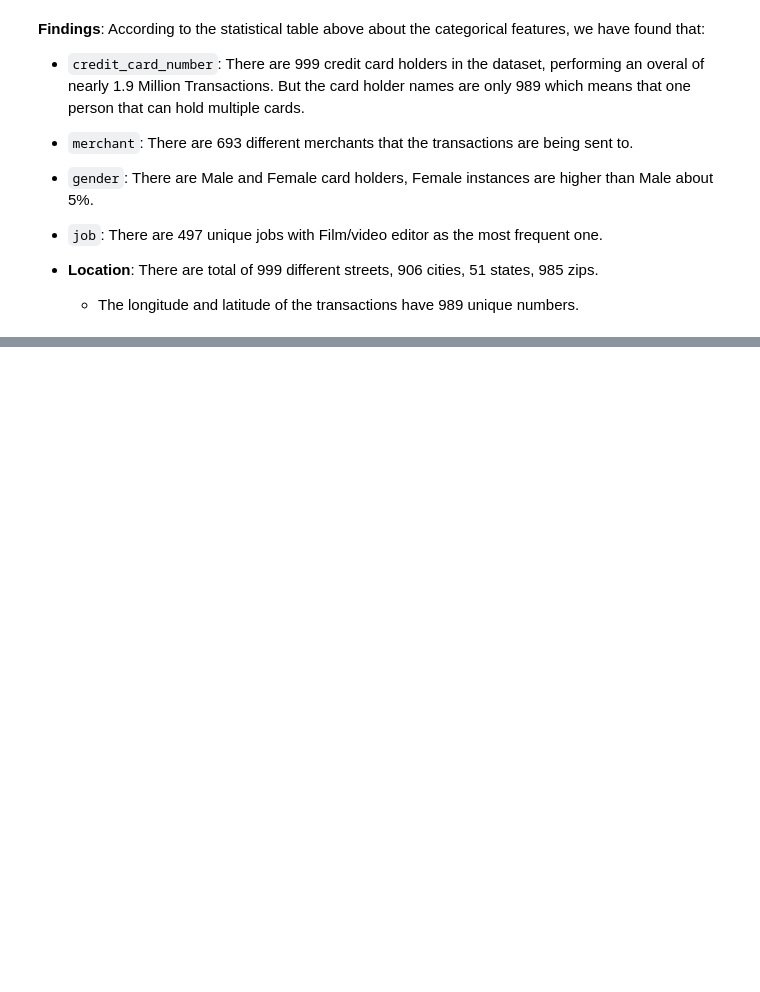
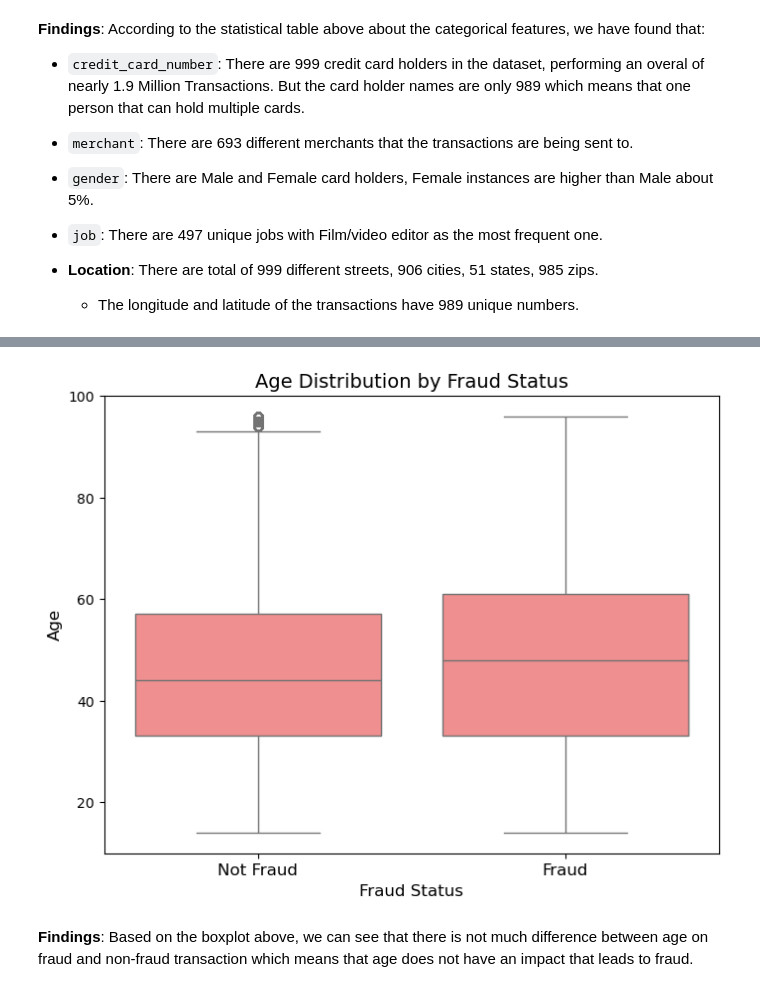
Before and after one commit to Youhorng/credit_card_fraud_prediction, a Jupyter notebook: notebooks/exploratory_data_analysis.ipynb, the cells around one changed output, grey strips where cells are left out. Drawn from its saved outputs; the diff is of its cells as text; code cells hidden in the pictures; blank space fills up the shorter version.

```diff
--- a/notebooks/exploratory_data_analysis.ipynb
+++ b/notebooks/exploratory_data_analysis.ipynb
@@ -347,0 +439,13 @@ plt.show()
+# %%
+# Check how age affects fraud transactions
+plt.figure(figsize=(8, 6))
+sns.boxplot(data=df, x="is_fraud", y="age", color="#FF7F7F")
+plt.title("Age Distribution by Fraud Status", fontsize=14)
+plt.xlabel("Fraud Status", fontsize=12)
+plt.ylabel("Age", fontsize=12)
+plt.xticks(ticks=[0, 1], labels=["Not Fraud", "Fraud"], fontsize=12)
+plt.show()
+# %% [output]
+[figure, added]
+# %% [markdown]
+**Findings**: Based on the boxplot above, we can see that there is not much difference between age on fraud and non-fraud transaction which means that age does not have an impact that leads to fraud.
```
Also changed, not shown: parts of 13 cells of this notebook.
